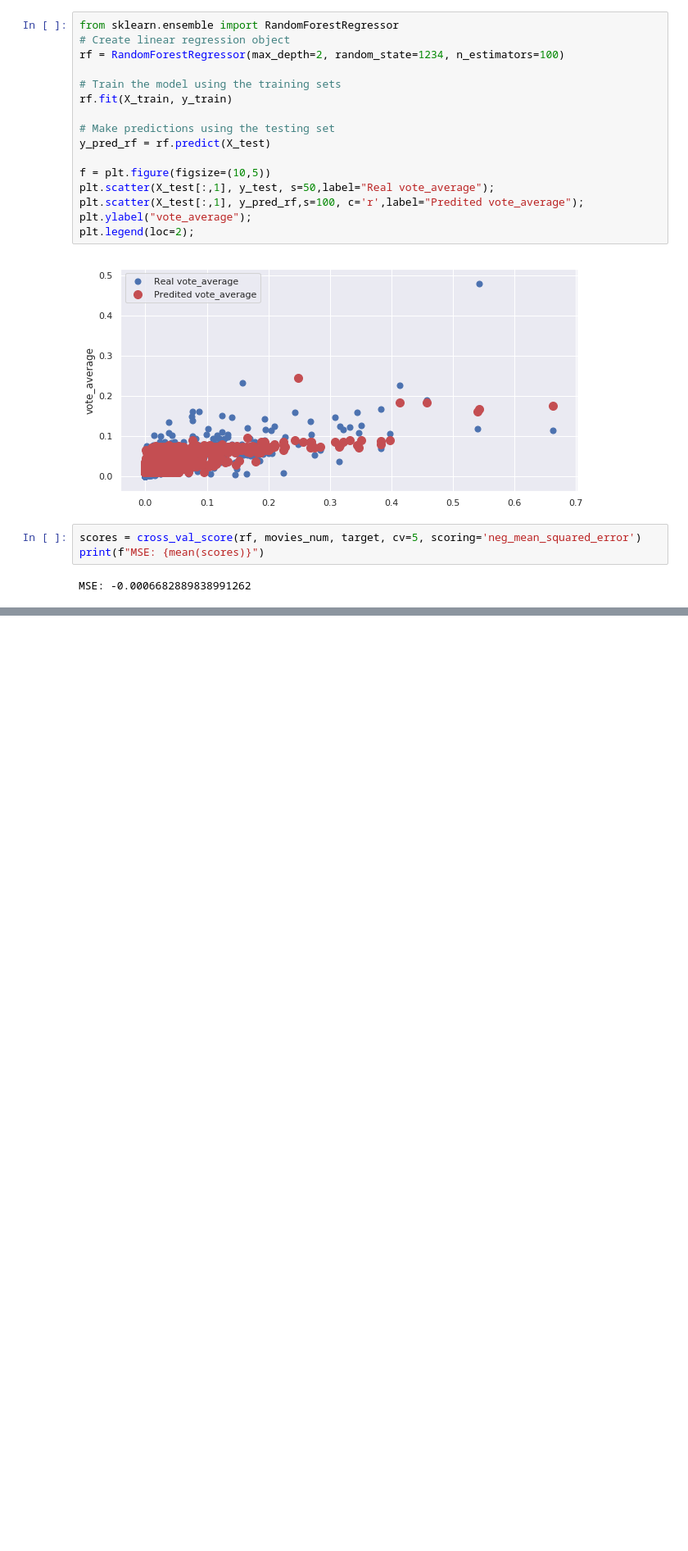
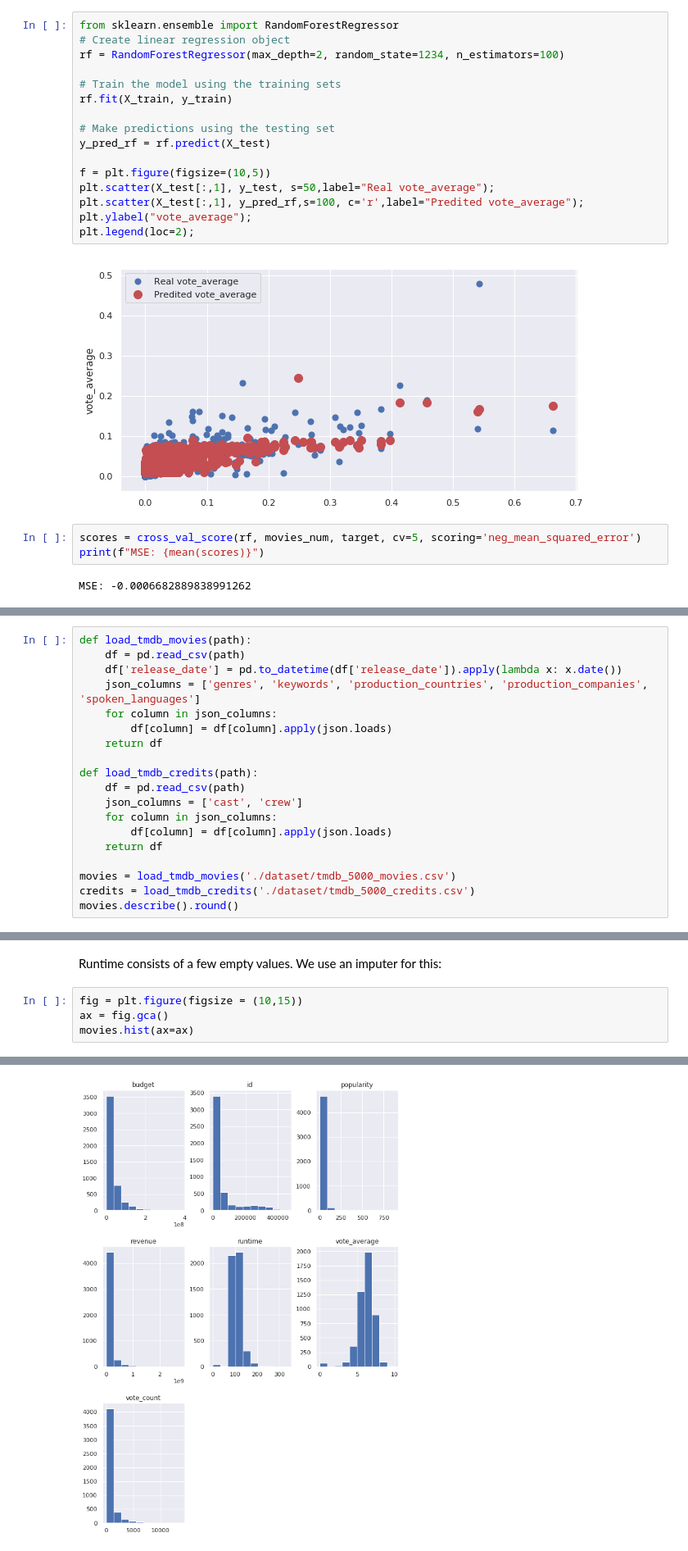
Before and after one commit to federicovagnoni/IMDBPopularityPrediction, a Jupyter notebook: notebook.ipynb, the cells around one changed output, grey strips where cells are left out. Shown: that part at 82% size. Saved outputs shown, nothing was run; the diff lists cells and outputs as text; blank space fills up the shorter version.

```diff
--- a/notebook.ipynb
+++ b/notebook.ipynb
@@ -204,0 +208,19 @@ AttributeError: 'numpy.ndarray' object has no attribute 'loc'
+# %%
+def load_tmdb_movies(path):
+    df = pd.read_csv(path)
+    df['release_date'] = pd.to_datetime(df['release_date']).apply(lambda x: x.date())
+    json_columns = ['genres', 'keywords', 'production_countries', 'production_companies', 'spoken_languages']
+    for column in json_columns:
+        df[column] = df[column].apply(json.loads)
+    return df
+
+def load_tmdb_credits(path):
+    df = pd.read_csv(path)
+    json_columns = ['cast', 'crew']
+    for column in json_columns:
+        df[column] = df[column].apply(json.loads)
+    return df
+
+movies = load_tmdb_movies('./dataset/tmdb_5000_movies.csv')
+credits = load_tmdb_credits('./dataset/tmdb_5000_credits.csv')
+movies.describe().round()
@@ -204,0 +237,7 @@ AttributeError: 'numpy.ndarray' object has no attribute 'loc'
+# %% [markdown]
+Runtime consists of a few empty values. We use an imputer for this:
+# %%
+fig = plt.figure(figsize = (10,15))
+ax = fig.gca()
+movies.hist(ax=ax)
+# %% [output]
@@ -204,0 +254 @@ AttributeError: 'numpy.ndarray' object has no attribute 'loc'
+[figure, added]
```
Also changed, not shown: parts of 13 cells of this notebook.
